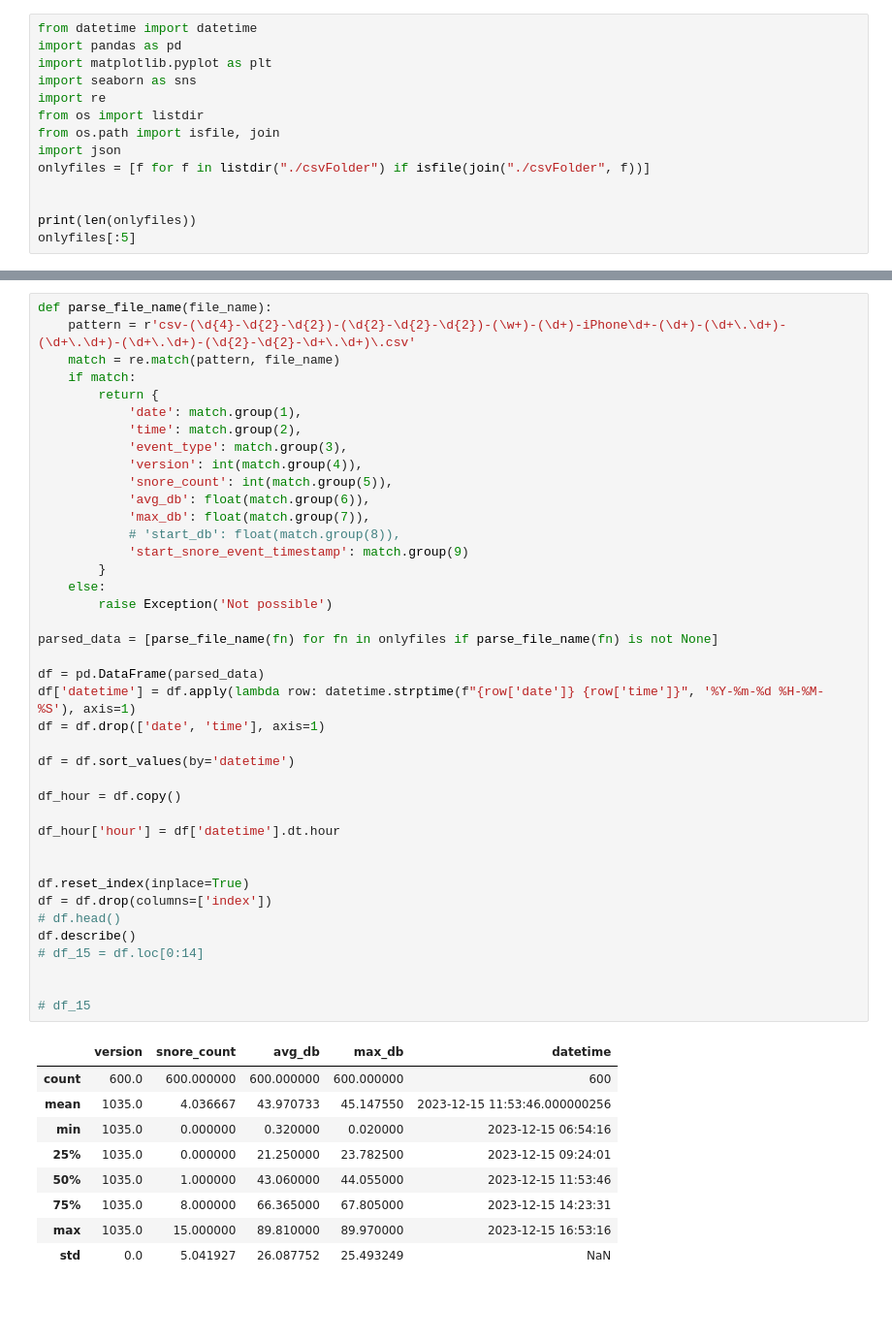
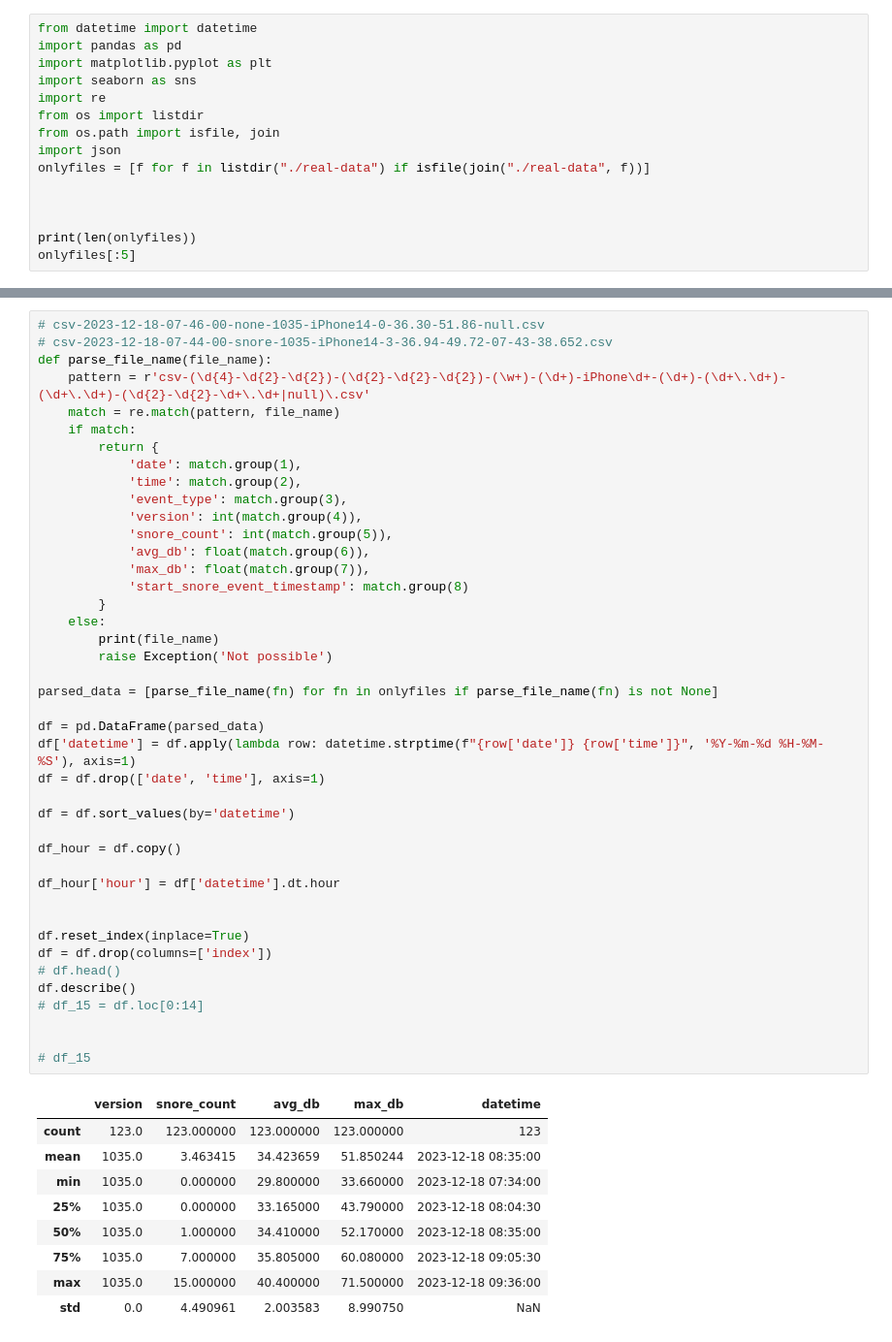
Before and after one commit to okanwyl/plot-test, a Jupyter notebook: pilot-test.ipynb, the cells around one changed output, grey strips where cells are left out. Shown: that part at 97% size. Drawn from its saved outputs; the diff is of its cells as text; blank space fills up the shorter version.

```diff
--- a/pilot-test.ipynb
+++ b/pilot-test.ipynb
@@ -7,7 +7,8 @@ import re
 from os import listdir
 from os.path import isfile, join
 import json
-onlyfiles = [f for f in listdir("./csvFolder") if isfile(join("./csvFolder", f))]
+onlyfiles = [f for f in listdir("./real-data") if isfile(join("./real-data", f))]
+
 
 
 print(len(onlyfiles))
@@ -17,6 +23,8 @@ onlyfiles[:5]
 # %%
+# csv-2023-12-18-07-46-00-none-1035-iPhone14-0-36.30-51.86-null.csv
+# csv-2023-12-18-07-44-00-snore-1035-iPhone14-3-36.94-49.72-07-43-38.652.csv
 def parse_file_name(file_name):
-    pattern = r'csv-(\d{4}-\d{2}-\d{2})-(\d{2}-\d{2}-\d{2})-(\w+)-(\d+)-iPhone\d+-(\d+)-(\d+\.\d+)-(\d+\.\d+)-(\d+\.\d+)-(\d{2}-\d{2}-\d+\.\d+)\.csv'
+    pattern = r'csv-(\d{4}-\d{2}-\d{2})-(\d{2}-\d{2}-\d{2})-(\w+)-(\d+)-iPhone\d+-(\d+)-(\d+\.\d+)-(\d+\.\d+)-(\d{2}-\d{2}-\d+\.\d+|null)\.csv'
     match = re.match(pattern, file_name)
     if match:
         return {
@@ -27,43 +35,43 @@ def parse_file_name(file_name):
             'snore_count': int(match.group(5)),
             'avg_db': float(match.group(6)),
             'max_db': float(match.group(7)),
-            # 'start_db': float(match.group(8)),
-            'start_snore_event_timestamp': match.group(9)
+            'start_snore_event_timestamp': match.group(8)
         }
     else:
+        print(file_name)
         raise Exception('Not possible')
 
 parsed_data = [parse_file_name(fn) for fn in onlyfiles if parse_file_name(fn) is not None]
 
 df = pd.DataFrame(parsed_data)
 df['datetime'] = df.apply(lambda row: datetime.strptime(f"{row['date']} {row['time']}", '%Y-%m-%d %H-%M-%S'), axis=1)
 df = df.drop(['date', 'time'], axis=1)
 
 df = df.sort_values(by='datetime')
 
 df_hour = df.copy()
 
 df_hour['hour'] = df['datetime'].dt.hour
 
 
 df.reset_index(inplace=True)
 df = df.drop(columns=['index'])
 # df.head()
 df.describe()
 # df_15 = df.loc[0:14]
 
 
 # df_15
 # %% [output]
 |  | version | snore_count | avg_db | max_db | datetime |
-| count | 600.0 | 600.000000 | 600.000000 | 600.000000 | 600 |
-| mean | 1035.0 | 4.036667 | 43.970733 | 45.147550 | 2023-12-15 11:53:46.000000256 |
-| min | 1035.0 | 0.000000 | 0.320000 | 0.020000 | 2023-12-15 06:54:16 |
-| 25% | 1035.0 | 0.000000 | 21.250000 | 23.782500 | 2023-12-15 09:24:01 |
-| 50% | 1035.0 | 1.000000 | 43.060000 | 44.055000 | 2023-12-15 11:53:46 |
-| 75% | 1035.0 | 8.000000 | 66.365000 | 67.805000 | 2023-12-15 14:23:31 |
-| max | 1035.0 | 15.000000 | 89.810000 | 89.970000 | 2023-12-15 16:53:16 |
-| std | 0.0 | 5.041927 | 26.087752 | 25.493249 | NaN |
+| count | 123.0 | 123.000000 | 123.000000 | 123.000000 | 123 |
+| mean | 1035.0 | 3.463415 | 34.423659 | 51.850244 | 2023-12-18 08:35:00 |
+| min | 1035.0 | 0.000000 | 29.800000 | 33.660000 | 2023-12-18 07:34:00 |
+| 25% | 1035.0 | 0.000000 | 33.165000 | 43.790000 | 2023-12-18 08:04:30 |
+| 50% | 1035.0 | 1.000000 | 34.410000 | 52.170000 | 2023-12-18 08:35:00 |
+| 75% | 1035.0 | 7.000000 | 35.805000 | 60.080000 | 2023-12-18 09:05:30 |
+| max | 1035.0 | 15.000000 | 40.400000 | 71.500000 | 2023-12-18 09:36:00 |
+| std | 0.0 | 4.490961 | 2.003583 | 8.990750 | NaN |
 # %%
 df.head(15)
 # %% [output]
```
Also changed, not shown: parts of 5 cells of this notebook, 8 other files.
